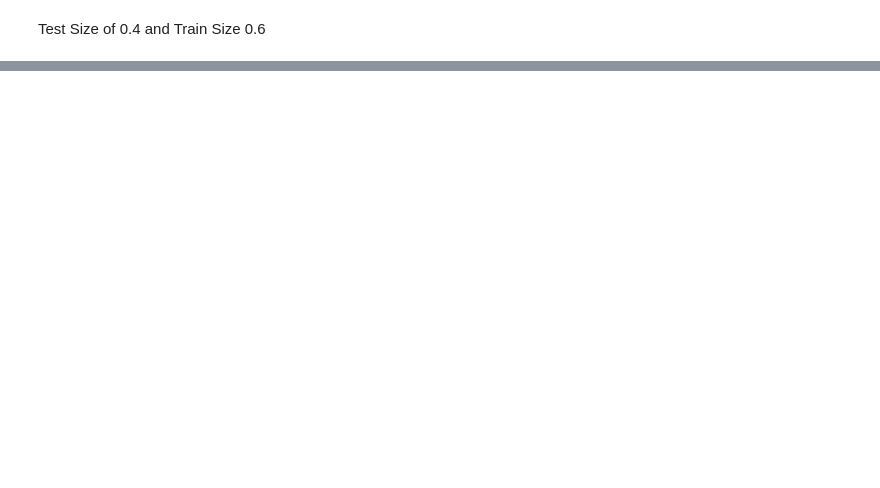
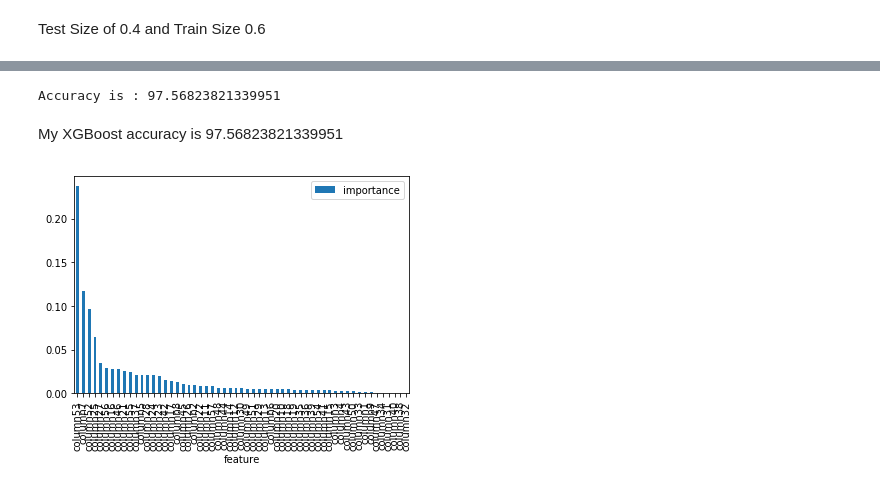
Before and after one commit to gakurujnr/IP_Week_9, a Jupyter notebook: IP_Week_9_Titanic_And_Spam.ipynb, the cells around one changed output, grey strips where cells are left out. Saved outputs shown, nothing was run; the diff lists cells and outputs as text; code cells hidden in the pictures; blank space fills up the shorter version.

```diff
--- a/IP_Week_9_Titanic_And_Spam.ipynb
+++ b/IP_Week_9_Titanic_And_Spam.ipynb
@@ -1001,0 +1035,7 @@ Test Size of 0.4 and Train Size 0.6
+# %%
+#predicting with xgboost
+
+Model3 = XGBClassifier(n_estimators = 100, learning_rate = 0.25)
+
+## Fitting our model in the x and y variables
+Model3.fit(X1, y1)
@@ -1001,0 +1050,10 @@ Test Size of 0.4 and Train Size 0.6
+# %%
+# Calculating Feature Importance
+
+print(Model3.feature_importances_)
+
+importance = pd.DataFrame({'feature':X1.columns,'importance':np.round(Model3.feature_importances_,3)})
+
+importance = importance.sort_values('importance',ascending=False).set_index('feature')
+
+importance
@@ -1001,0 +1095,16 @@ Test Size of 0.4 and Train Size 0.6
+# %%
+# Model Accuracy
+
+print('Accuracy is :', Model3.score(X1, y1) * 100)
+# %% [output]
+Accuracy is : 97.56823821339951
+# %% [markdown]
+My XGBoost accuracy is 97.56823821339951
+# %%
+# Feature Importance Visualization
+
+importance.plot.bar()
+
+plt.show()
+# %% [output]
+[figure, added]
```
Also changed, not shown: parts of 9 cells of this notebook.
